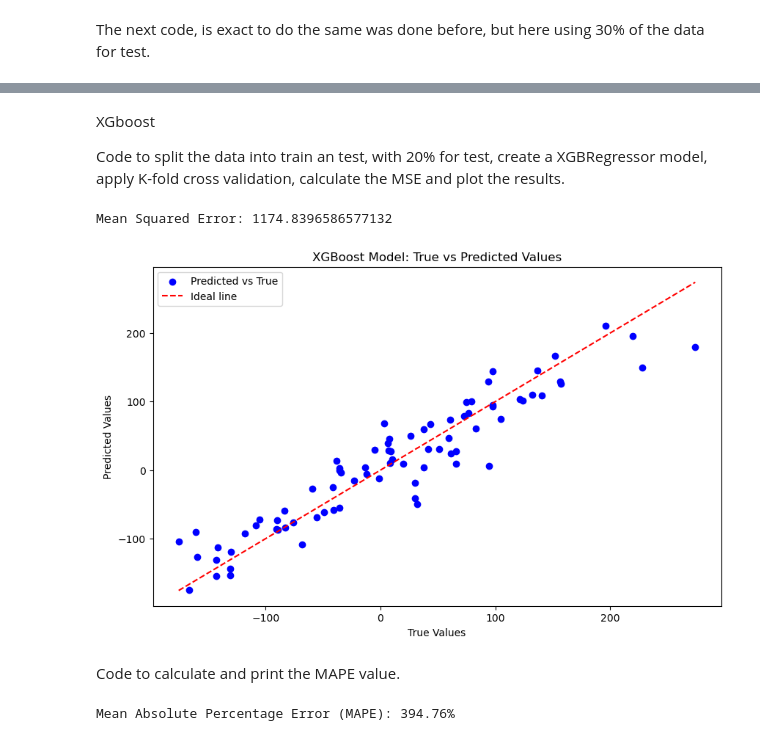
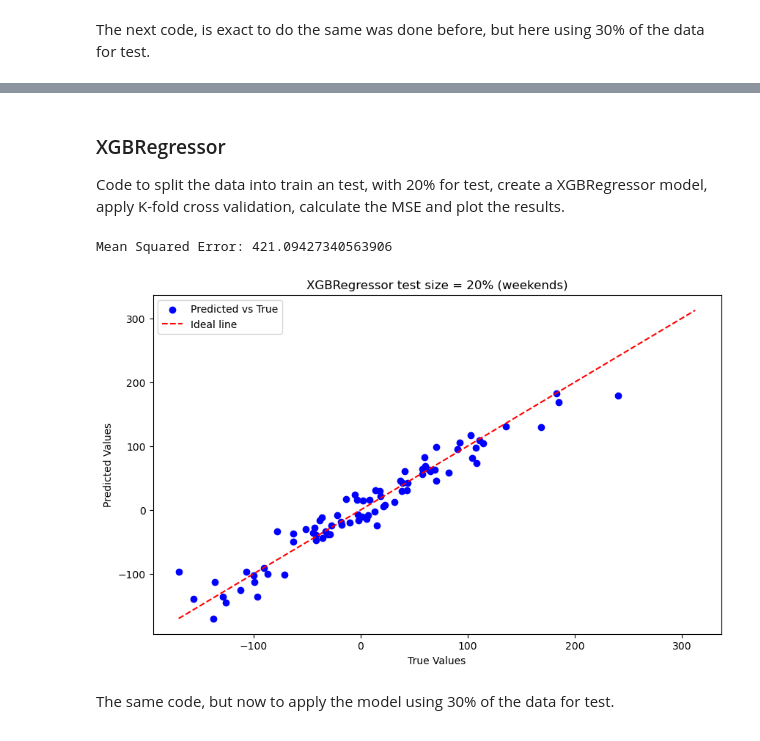
Before and after one commit to Babreucosta/CA2_Strategic_Thinking, a Jupyter notebook: CA 2 Strategic Thinking.ipynb, the cells around one changed output, grey strips where cells are left out. Cells and saved outputs as stored; diff of their text form; code cells hidden in the pictures.

```diff
--- a/CA 2 Strategic Thinking.ipynb
+++ b/CA 2 Strategic Thinking.ipynb
@@ -407,5 +444,5 @@ Mean Absolute Percentage Error (MAPE): 94.48%
 # %% [markdown]
-XGboost
+### XGBRegressor
 
 Code to split the data into train an test, with 20% for test, create a XGBRegressor model, apply K-fold cross validation, calculate the MSE and plot the results.
 # %%
@@ -415,55 +452,37 @@ from xgboost import XGBRegressor
 from sklearn.metrics import mean_squared_error
 
 # Generate some random data for demonstration
-X, y = make_regression(n_samples=100, n_features=4, noise=0.2, random_state=42)
+X, y = make_regression(n_samples=100, n_features=3, noise=0.2, random_state=42)
 
 # Split the data into training and testing sets
 X_train, X_test, y_train, y_test = train_test_split(X, y, test_size=0.2, random_state=42)
 
 # Create an XGBoost Regressor
 model = XGBRegressor()
 
 # Initialize KFold with 5 splits
 kf = KFold(n_splits=5, shuffle=True, random_state=42)
 
 # Perform k-fold cross-validation and get the predicted values
 y_pred = cross_val_predict(model, X_train, y_train, cv=kf)
 
 # Calculate the mean squared error for the predicted values
 mse = mean_squared_error(y_train, y_pred)
 
 # Print the mean squared error
 print("Mean Squared Error:", mse)
 
 # Plot the results
 plt.figure(figsize=(10, 6))
 plt.scatter(y_train, y_pred, color='b', label='Predicted vs True')
 plt.plot([y.min(), y.max()], [y.min(), y.max()], color='r', linestyle='--', label='Ideal line')
 plt.xlabel('True Values')
 plt.ylabel('Predicted Values')
-plt.title('XGBoost Model: True vs Predicted Values')
+plt.title('XGBRegressor test size = 20% (weekends)')
 plt.legend()
 plt.show()
 # %% [output]
-Mean Squared Error: 1174.8396586577132
+Mean Squared Error: 421.09427340563906
-[figure, old version]
+[figure, new version]
-# %% [markdown]
-Code to calculate and print the MAPE value.
-# %%
-# Perform k-fold cross-validation and get the predicted values
-y_pred_list = []
-for train_index, test_index in kf.split(X_train):
-    X_train_kf, X_val_kf = X_train[train_index], X_train[test_index]
-    y_train_kf, y_val_kf = y_train[train_index], y_train[test_index]
-
-    model.fit(X_train_kf, y_train_kf)
-    y_pred_kf = model.predict(X_val_kf)
-    y_pred_list.extend(y_pred_kf)
-
-y_pred = np.array(y_pred_list)
-
-# Calculate MAPE for the predicted values
-mape = mean_absolute_percentage_error(y_train, y_pred)
-print("Mean Absolute Percentage Error (MAPE): {:.2f}%".format(mape))
-# %% [output]
-Mean Absolute Percentage Error (MAPE): 394.76%
+# %% [markdown]
+The same code, but now to apply the model using 30% of the data for test.
```
Also changed, not shown: parts of 63 cells of this notebook.
